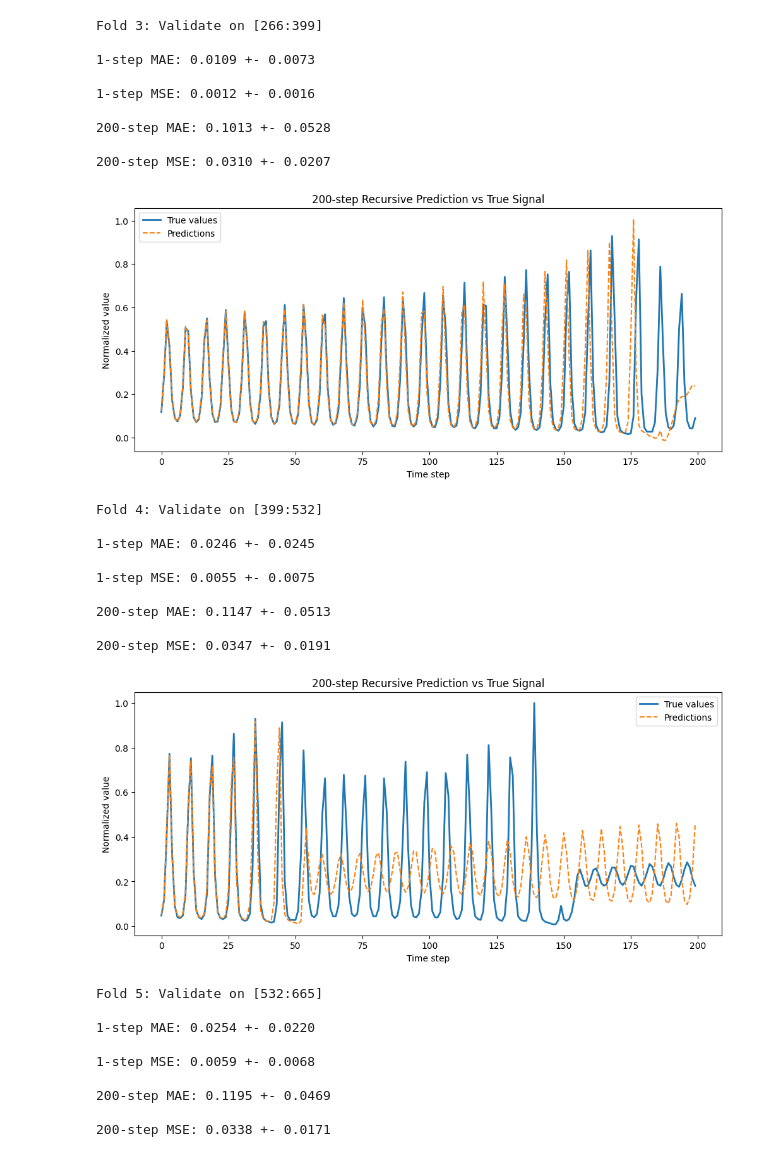
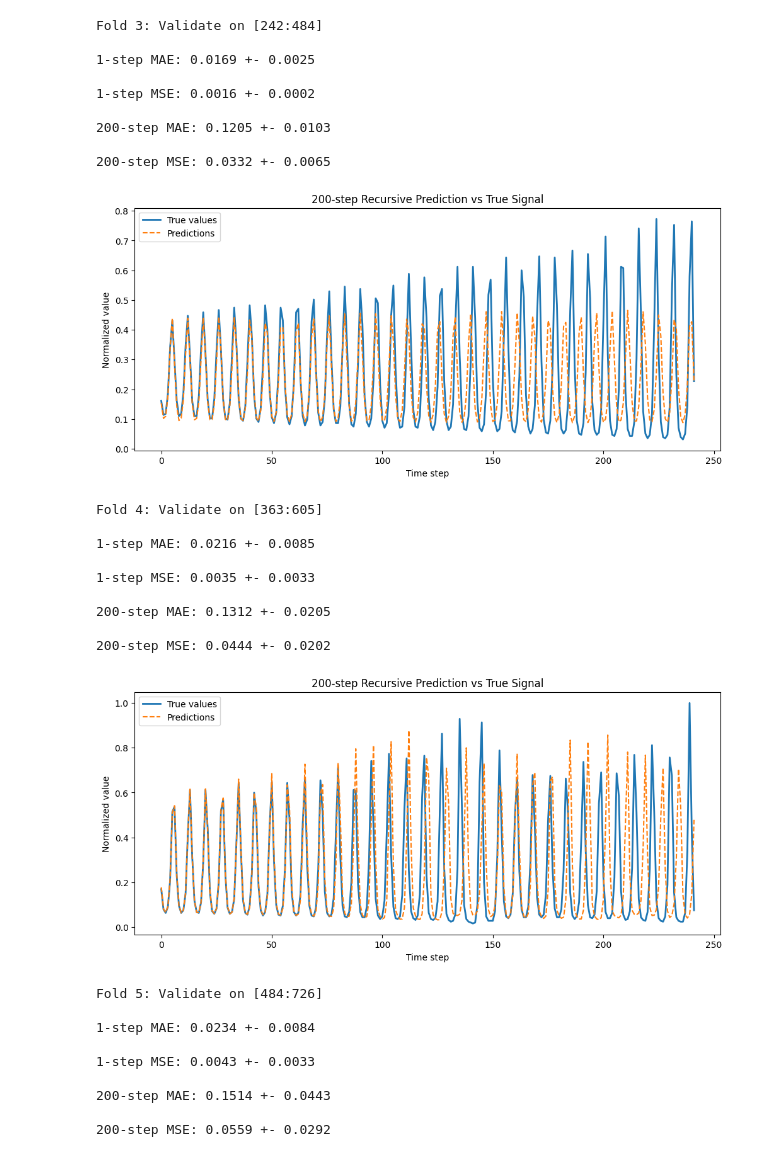
Before and after one commit to LeonV1110/DeepLearning, a Jupyter notebook: LSTM_CV.ipynb, the cells around one changed output. Saved outputs shown, nothing was run; the diff lists cells and outputs as text; code cells hidden in the pictures.

Commit message:
CV with overlap

```diff
--- a/LSTM_CV.ipynb
+++ b/LSTM_CV.ipynb
@@ -20,7 +19,7 @@ def slices(s: pd.Series, slice_length) -> tuple[pd.Series, pd.Series]:
     res = [(slc.iloc[:-1], slc.iloc[-1]) for slc in slices[slice_length:]]
     return res
 
-def cv_split(X: np.ndarray, Y: np.ndarray, n_splits=5, gap=0) -> list[tuple[np.ndarray, np.ndarray, np.ndarray, np.ndarray, int, int]]:
+def cv_split(X: np.ndarray, Y: np.ndarray, n_splits=5, gap=0, overlap=False) -> list[tuple[np.ndarray, np.ndarray, np.ndarray, np.ndarray, int, int]]:
     split_size = len(X) // n_splits
     splits = []
     for i in range(n_splits):
@@ -35,6 +34,18 @@ def cv_split(X: np.ndarray, Y: np.ndarray, n_splits=5, gap=0) -> list[tuple[np.n
         X_val = X[start:end]
         Y_val = Y[start:end]
         splits.append((X_train, Y_train, X_val, Y_val, start, end))
+        if i < n_splits - 1 and overlap:
+            intermediate_start = (end - start) // 2 + start
+            intermediate_end = intermediate_start + split_size
+
+            train_left_end = max(0, intermediate_start - gap)
+            train_right_start = min(len(X), intermediate_end + gap)
+
+            X_train = np.concatenate((X[:train_left_end], X[train_right_start:]), axis=0)
+            Y_train = np.concatenate((Y[:train_left_end], Y[train_right_start:]), axis=0)
+            X_val = X[intermediate_start:intermediate_end]
+            Y_val = Y[intermediate_start:intermediate_end]
+            splits.append((X_train, Y_train, X_val, Y_val, intermediate_start, intermediate_end))
     return splits
 
 # def cv_split(
@@ -270,9 +262,9 @@ KeyboardInterrupt:
 # %%
 # hyperparameters
-window_size = 64
-hidden_size = 128
-num_layers = 2
-epochs = 2000
+window_size = 32
+hidden_size = 64
+num_layers = 1
+epochs = 1000
 learning_rate = 1e-3
 #---------------------------------------------------
 
@@ -291,7 +283,7 @@ Y = np.array(Y).reshape(-1, 1)
 
 # use cross validation
 fold_results = []
-for fold_idx, (X_train, Y_train, X_val, Y_val, val_start, val_end) in enumerate(cv_split(X, Y, n_splits=7, gap=window_size), start=1):
+for fold_idx, (X_train, Y_train, X_val, Y_val, val_start, val_end) in enumerate(cv_split(X, Y, n_splits=4, gap=window_size, overlap=True), start=1):
     print(f"\nFold {fold_idx}: Validate on [{val_start}:{val_end}]")
     # Convert to PyTorch tensors
     X_train = torch.tensor(X_train, dtype=torch.float32)
@@ -331,19 +323,20 @@ for fold_idx, (X_train, Y_train, X_val, Y_val, val_start, val_end) in enumerate(
     #-------------------------------------------------
     # 200-step evaluation
     #-------------------------------------------------
-    start_idx = val_start
-    start_window = series_full[start_idx:start_idx + window_size]
 
-    # determine max possible steps
-    max_steps = len(series_full) - (start_idx + window_size)
-    steps = min(200, max_steps)
+    # # determine max possible steps
+    # max_steps = len(series_full) - (val_start - window_size)
+    # steps = min(200, max_steps)
+    if val_start < window_size:
+        val_start = window_size
 
-    true_future = series_full[start_idx + window_size:start_idx + window_size + steps]  # true values
+    true_future = series_full[val_start:val_end]  # true values
 
     # convert start window to tensor
-    start_tensor = torch.tensor(start_window.reshape(window_size, 1), dtype=torch.float32)
 
-    preds = recursive_predict(model, start_tensor, steps)  # predictions
+    start_tensor = torch.tensor(series_full[val_start-window_size:val_start].reshape(window_size, 1), dtype=torch.float32)
+
+    preds = recursive_predict(model, start_tensor, val_end - val_start)  # predictions
 
     mae_200 = mean_absolute_error(true_future, preds)
     mse_200 = mean_squared_error(true_future, preds)
@@ -413,29 +406,29 @@ Fold 2: Validate on [133:266]
-Fold 3: Validate on [266:399]
+Fold 3: Validate on [242:484]
 
-1-step MAE: 0.0109 +- 0.0073
+1-step MAE: 0.0169 +- 0.0025
 
-1-step MSE: 0.0012 +- 0.0016
+1-step MSE: 0.0016 +- 0.0002
 
-200-step MAE: 0.1013 +- 0.0528
+200-step MAE: 0.1205 +- 0.0103
 
-200-step MSE: 0.0310 +- 0.0207
+200-step MSE: 0.0332 +- 0.0065
-[figure, old version]
+[figure, new version]
-Fold 4: Validate on [399:532]
+Fold 4: Validate on [363:605]
 
-1-step MAE: 0.0246 +- 0.0245
+1-step MAE: 0.0216 +- 0.0085
 
-1-step MSE: 0.0055 +- 0.0075
+1-step MSE: 0.0035 +- 0.0033
 
-200-step MAE: 0.1147 +- 0.0513
+200-step MAE: 0.1312 +- 0.0205
 
-200-step MSE: 0.0347 +- 0.0191
+200-step MSE: 0.0444 +- 0.0202
-[figure, old version]
+[figure, new version]
-Fold 5: Validate on [532:665]
+Fold 5: Validate on [484:726]
 
-1-step MAE: 0.0254 +- 0.0220
+1-step MAE: 0.0234 +- 0.0084
 
-1-step MSE: 0.0059 +- 0.0068
+1-step MSE: 0.0043 +- 0.0033
 
-200-step MAE: 0.1195 +- 0.0469
+200-step MAE: 0.1514 +- 0.0443
 
-200-step MSE: 0.0338 +- 0.0171
+200-step MSE: 0.0559 +- 0.0292
```
Also changed, not shown: parts of 3 cells of this notebook.
